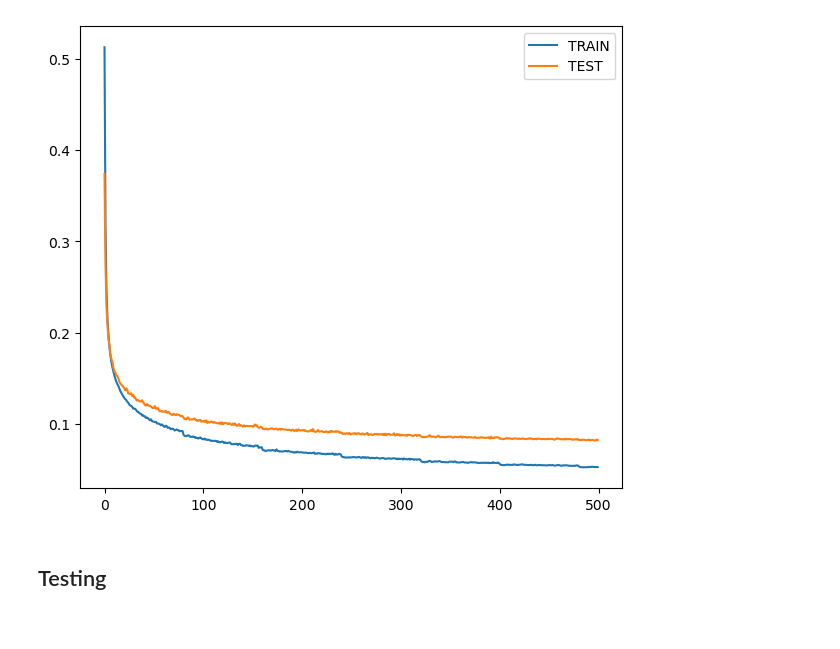
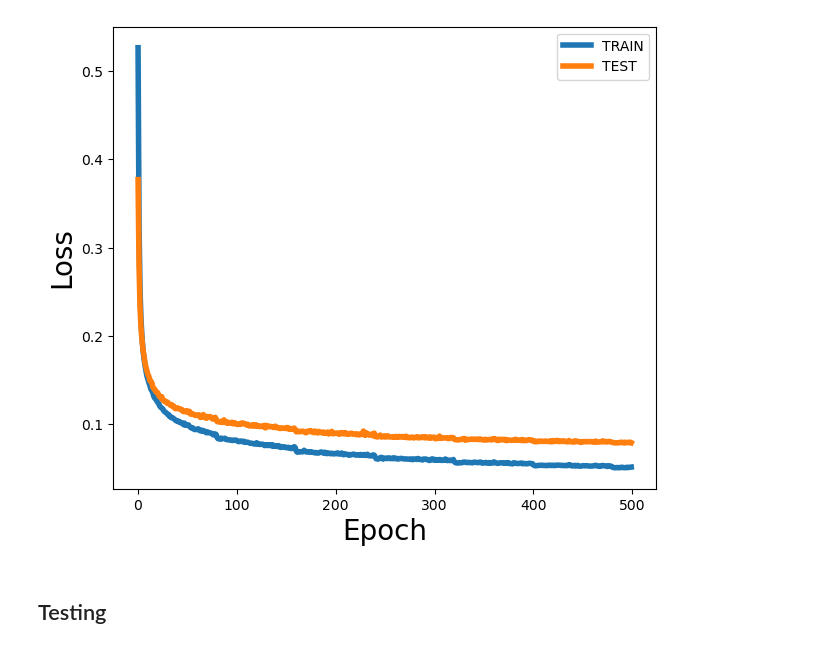
Before and after one commit to M3RG-IITD/FNO-StressStrain, a Jupyter notebook: benchmarking/FNO.ipynb, the cells around one changed output. Cells and saved outputs as stored; diff of their text form; code cells hidden in the pictures.

```diff
--- a/benchmarking/FNO.ipynb
+++ b/benchmarking/FNO.ipynb
@@ -14,7 +14,8 @@ import torch
 import torch.nn as nn
 import torch.nn.functional as F
 from torch.nn.parameter import Parameter
-
+from Adam import Adam
+from sklearn.metrics import r2_score
 import matplotlib.pyplot as plt
 
 import operator
@@ -23,9 +24,9 @@ from functools import partial
 import scipy.io as sio
 
 from timeit import default_timer
-from utilities3 import *
-from Adam import Adam
-from sklearn.metrics import r2_score
+from utility import *
+
+device = torch.device('cuda:0' if torch.cuda.is_available() else 'cpu')
 torch.manual_seed(0)
 np.random.seed(0)
 # %% [markdown]
@@ -338,11 +285,13 @@ np.save('testFNO_STRAIN', testnn)
 # %%
 plt.figure(figsize=(7,6))
-plt.plot(range(epochs),trainerror, label ="TRAIN")
-plt.plot(range(epochs),testerror, label ="TEST")
+plt.plot(range(epochs),trainerror,linewidth = 4,label ="TRAIN")
+plt.plot(range(epochs),testerror, linewidth = 4,label ="TEST")
+plt.xlabel('Epoch', fontsize =20)
+plt.ylabel('Loss', fontsize =20)
 plt.legend()
 plt.show()
 # %% [output]
-[figure, old version]
+[figure, new version]
 # %% [markdown]
 ## Testing
 # %%
```
Also changed, not shown: parts of 29 cells of this notebook, 4 other files.
